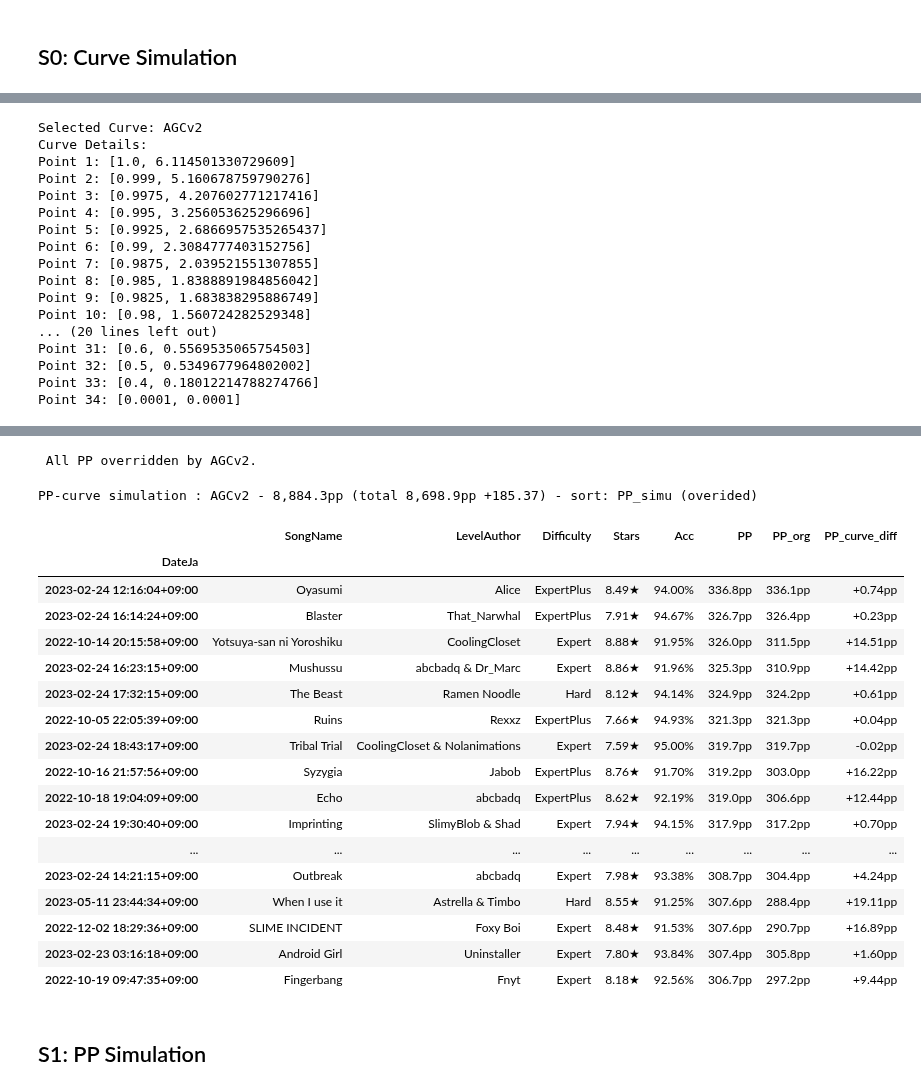
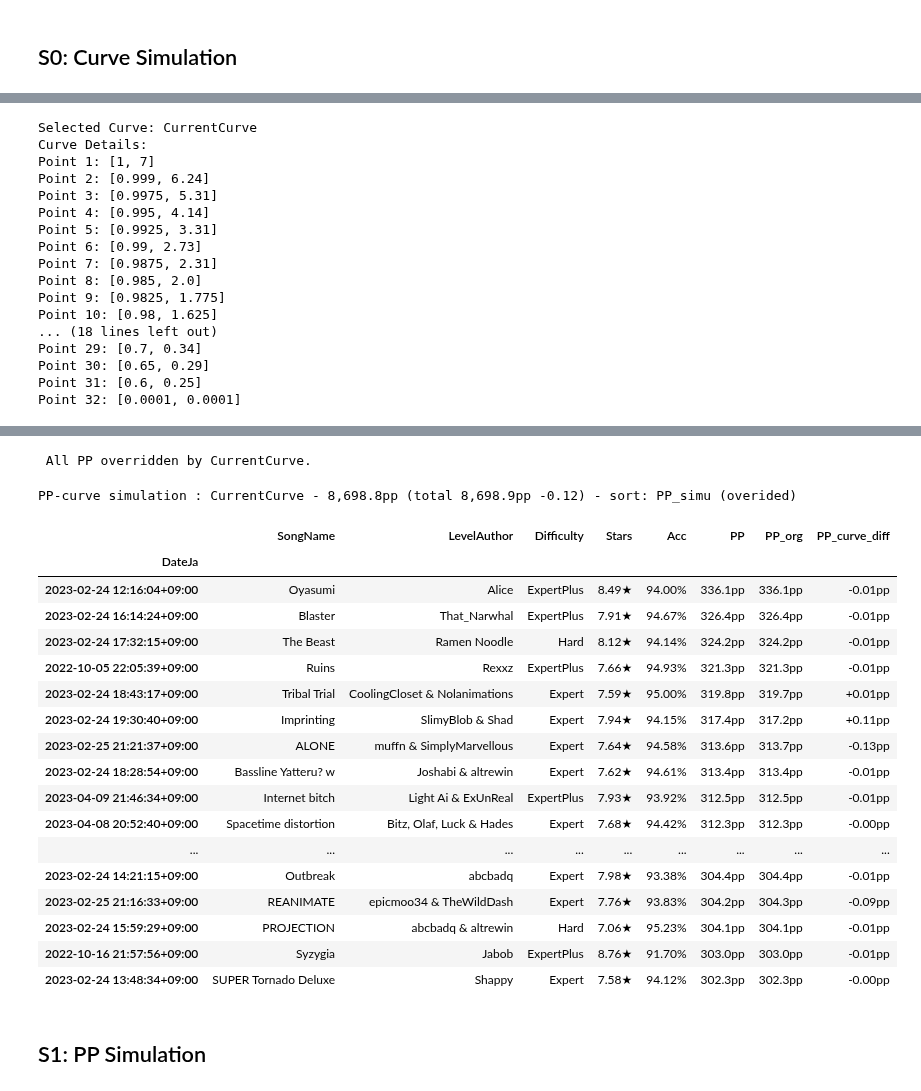
Before and after one commit to hatopopvr/MyPPSimulator, a Jupyter notebook: MyPPSimulator_Beta_En_20230512_v5_0.ipynb, the cells around one changed output, grey strips where cells are left out. Drawn from its saved outputs; the diff is of its cells as text; code cells hidden in the pictures.

```diff
--- a/MyPPSimulator_Beta_En_20230512_v5_0.ipynb
+++ b/MyPPSimulator_Beta_En_20230512_v5_0.ipynb
@@ -1702,7 +1706,7 @@ R2 score: 0.96, MSE: 0.66
 #@markdown <font size="3">This setting will be carried over to all calculations below.</font>
 
 #@markdown <font size="3">`curve_mode`: PP curve used for the simulation</font>
-curve_mode = "AGCv2" #@param ["CurrentCurve", "V2.9Curve",  "AGCv1", "AGCv2"]
+curve_mode = "CurrentCurve" #@param ["CurrentCurve", "V2.9Curve",  "AGCv1", "AGCv2"]
 
 #@markdown <font size="3">`overwrite_pp_with_selected_curve`: Overwrite PP with the selected curve</font>
 
@@ -2084,67 +2088,67 @@ if overwrite_pp_with_selected_curve :
                 ).set_table_styles(caption_styles)
         )
 
 else:
     if "PP_org" in df_scores.columns:
         df_scores['PP'] = df_scores['PP_org']
 
     if sort_type == "PP_org":
         sort_type = "PP"
 
     if sort_type == "PP_simu":
         sort_type = PP_recal
 
     caption_msg = "Curve Simulation: {} - {:,.01f}pp (total {:,.01f}pp {:+,.02f}) - sort: {} - {} - {}".format(curve_mode, t_recal_pp, df_info['pp'][0], pp_diff,  sort_type, tz_ja.strftime("%Y.%m.%d"), df_info["name"][0])
 
     if show_table:
         display(df_scores[['SongName','LevelAuthor','Difficulty','Stars','Acc',PP_recal,'PP','PP_curve_diff']].sort_values(sort_type, ascending=False).head(N).style.set_table_styles(styles_data).applymap(
             color_negative_red, subset=['PP_curve_diff']
                 ).background_gradient(subset=['PP_curve_diff'], cmap='coolwarm'
                 ).format(
                     style_pp_recalq_format, na_rep="-"
                 ).set_caption(caption_msg #"Playlist Simulation (now:{:,.2f}pp->target:{:,.2f}pp) - method:{} - {} - {}".format(now_pp, target_total_pp, pp_eat_target, tz_ja.strftime("%Y.%m.%d"), df_info["name"][0])
                 ).set_table_styles(caption_styles)
         )
 # %% [output]
 [interactive output not drawn]
-Selected Curve: AGCv2
+Selected Curve: CurrentCurve
 Curve Details:
-Point 1: [1.0, 6.114501330729609]
-Point 2: [0.999, 5.160678759790276]
-Point 3: [0.9975, 4.207602771217416]
-Point 4: [0.995, 3.256053625296696]
-Point 5: [0.9925, 2.6866957535265437]
-Point 6: [0.99, 2.3084777403152756]
-Point 7: [0.9875, 2.039521551307855]
-Point 8: [0.985, 1.8388891984856042]
-Point 9: [0.9825, 1.683838295886749]
-Point 10: [0.98, 1.560724282529348]
-... (20 lines left out)
-Point 31: [0.6, 0.5569535065754503]
-Point 32: [0.5, 0.5349677964802002]
-Point 33: [0.4, 0.18012214788274766]
-Point 34: [0.0001, 0.0001]
+Point 1: [1, 7]
+Point 2: [0.999, 6.24]
+Point 3: [0.9975, 5.31]
+Point 4: [0.995, 4.14]
+Point 5: [0.9925, 3.31]
+Point 6: [0.99, 2.73]
+Point 7: [0.9875, 2.31]
+Point 8: [0.985, 2.0]
+Point 9: [0.9825, 1.775]
+Point 10: [0.98, 1.625]
+... (18 lines left out)
+Point 29: [0.7, 0.34]
+Point 30: [0.65, 0.29]
+Point 31: [0.6, 0.25]
+Point 32: [0.0001, 0.0001]
 [interactive output not drawn]
- All PP overridden by AGCv2.
+ All PP overridden by CurrentCurve.
-PP-curve simulation : AGCv2 - 8,884.3pp (total 8,698.9pp +185.37) - sort: PP_simu (overided)
+PP-curve simulation : CurrentCurve - 8,698.8pp (total 8,698.9pp -0.12) - sort: PP_simu (overided)
 |  | SongName | LevelAuthor | Difficulty | Stars | Acc | PP | PP_org | PP_curve_diff |
 | DateJa |  |  |  |  |  |  |  |  |
-| 2023-02-24 12:16:04+09:00 | Oyasumi | Alice | ExpertPlus | 8.49★ | 94.00% | 336.8pp | 336.1pp | +0.74pp |
-| 2023-02-24 16:14:24+09:00 | Blaster | That_Narwhal | ExpertPlus | 7.91★ | 94.67% | 326.7pp | 326.4pp | +0.23pp |
-| 2022-10-14 20:15:58+09:00 | Yotsuya-san ni Yoroshiku | CoolingCloset | Expert | 8.88★ | 91.95% | 326.0pp | 311.5pp | +14.51pp |
-| 2023-02-24 16:23:15+09:00 | Mushussu | abcbadq & Dr_Marc | Expert | 8.86★ | 91.96% | 325.3pp | 310.9pp | +14.42pp |
-| 2023-02-24 17:32:15+09:00 | The Beast | Ramen Noodle | Hard | 8.12★ | 94.14% | 324.9pp | 324.2pp | +0.61pp |
-| 2022-10-05 22:05:39+09:00 | Ruins | Rexxz | ExpertPlus | 7.66★ | 94.93% | 321.3pp | 321.3pp | +0.04pp |
-| 2023-02-24 18:43:17+09:00 | Tribal Trial | CoolingCloset & Nolanimations | Expert | 7.59★ | 95.00% | 319.7pp | 319.7pp | -0.02pp |
-| 2022-10-16 21:57:56+09:00 | Syzygia | Jabob | ExpertPlus | 8.76★ | 91.70% | 319.2pp | 303.0pp | +16.22pp |
-| 2022-10-18 19:04:09+09:00 | Echo | abcbadq | ExpertPlus | 8.62★ | 92.19% | 319.0pp | 306.6pp | +12.44pp |
-| 2023-02-24 19:30:40+09:00 | Imprinting | SlimyBlob & Shad | Expert | 7.94★ | 94.15% | 317.9pp | 317.2pp | +0.70pp |
+| 2023-02-24 12:16:04+09:00 | Oyasumi | Alice | ExpertPlus | 8.49★ | 94.00% | 336.1pp | 336.1pp | -0.01pp |
+| 2023-02-24 16:14:24+09:00 | Blaster | That_Narwhal | ExpertPlus | 7.91★ | 94.67% | 326.4pp | 326.4pp | -0.01pp |
+| 2023-02-24 17:32:15+09:00 | The Beast | Ramen Noodle | Hard | 8.12★ | 94.14% | 324.2pp | 324.2pp | -0.01pp |
+| 2022-10-05 22:05:39+09:00 | Ruins | Rexxz | ExpertPlus | 7.66★ | 94.93% | 321.3pp | 321.3pp | -0.01pp |
+| 2023-02-24 18:43:17+09:00 | Tribal Trial | CoolingCloset & Nolanimations | Expert | 7.59★ | 95.00% | 319.8pp | 319.7pp | +0.01pp |
+| 2023-02-24 19:30:40+09:00 | Imprinting | SlimyBlob & Shad | Expert | 7.94★ | 94.15% | 317.4pp | 317.2pp | +0.11pp |
+| 2023-02-25 21:21:37+09:00 | ALONE | muffn & SimplyMarvellous | Expert | 7.64★ | 94.58% | 313.6pp | 313.7pp | -0.13pp |
+| 2023-02-24 18:28:54+09:00 | Bassline Yatteru? w | Joshabi & altrewin | Expert | 7.62★ | 94.61% | 313.4pp | 313.4pp | -0.01pp |
+| 2023-04-09 21:46:34+09:00 | Internet bitch | Light Ai & ExUnReal | ExpertPlus | 7.93★ | 93.92% | 312.5pp | 312.5pp | -0.01pp |
+| 2023-04-08 20:52:40+09:00 | Spacetime distortion | Bitz, Olaf, Luck & Hades | Expert | 7.68★ | 94.42% | 312.3pp | 312.3pp | -0.00pp |
 | ... | ... | ... | ... | ... | ... | ... | ... | ... |
-| 2023-02-24 14:21:15+09:00 | Outbreak | abcbadq | Expert | 7.98★ | 93.38% | 308.7pp | 304.4pp | +4.24pp |
-| 2023-05-11 23:44:34+09:00 | When I use it | Astrella & Timbo | Hard | 8.55★ | 91.25% | 307.6pp | 288.4pp | +19.11pp |
-| 2022-12-02 18:29:36+09:00 | SLIME INCIDENT | Foxy Boi | Expert | 8.48★ | 91.53% | 307.6pp | 290.7pp | +16.89pp |
-| 2023-02-23 03:16:18+09:00 | Android Girl | Uninstaller | Expert | 7.80★ | 93.84% | 307.4pp | 305.8pp | +1.60pp |
-| 2022-10-19 09:47:35+09:00 | Fingerbang | Fnyt | Expert | 8.18★ | 92.56% | 306.7pp | 297.2pp | +9.44pp |
+| 2023-02-24 14:21:15+09:00 | Outbreak | abcbadq | Expert | 7.98★ | 93.38% | 304.4pp | 304.4pp | -0.01pp |
+| 2023-02-25 21:16:33+09:00 | REANIMATE | epicmoo34 & TheWildDash | Expert | 7.76★ | 93.83% | 304.2pp | 304.3pp | -0.09pp |
+| 2023-02-24 15:59:29+09:00 | PROJECTION | abcbadq & altrewin | Hard | 7.06★ | 95.23% | 304.1pp | 304.1pp | -0.01pp |
+| 2022-10-16 21:57:56+09:00 | Syzygia | Jabob | ExpertPlus | 8.76★ | 91.70% | 303.0pp | 303.0pp | -0.01pp |
+| 2023-02-24 13:48:34+09:00 | SUPER Tornado Deluxe | Shappy | Expert | 7.58★ | 94.12% | 302.3pp | 302.3pp | -0.00pp |
 # %% [markdown]
 ## S1: PP Simulation
 # %%
```
Also changed, not shown: parts of 6 cells of this notebook.
